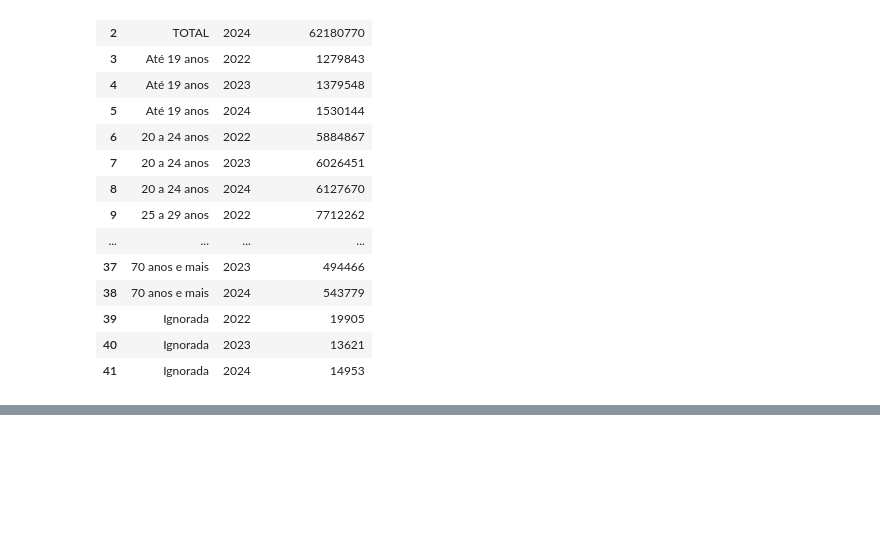
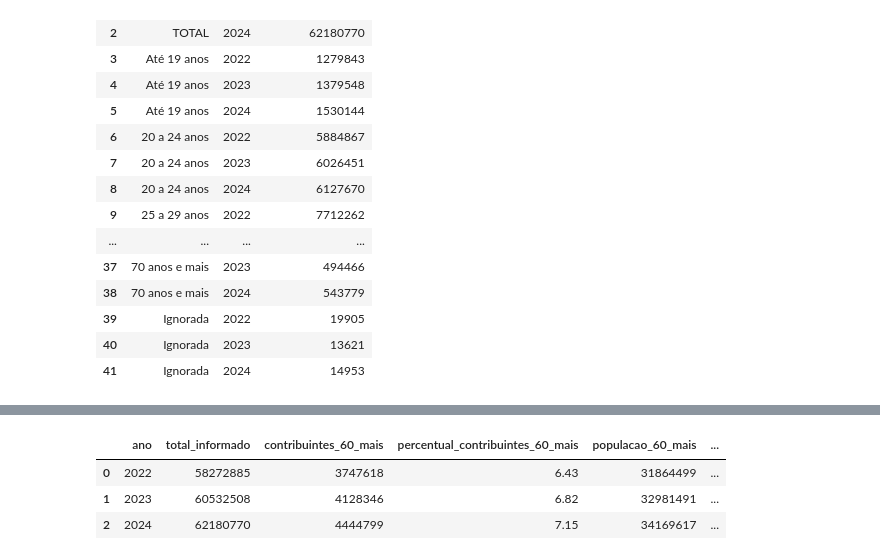
Before and after one commit to Andersonph/Estudo_Dados_Demografico, a Jupyter notebook: Demografia_Previdencia/03_gold.ipynb, the cells around one changed output, grey strips where cells are left out. Saved outputs shown, nothing was run; the diff lists cells and outputs as text; code cells hidden in the pictures; blank space fills up the shorter version.

```diff
--- a/Demografia_Previdencia/03_gold.ipynb
+++ b/Demografia_Previdencia/03_gold.ipynb
@@ -672,0 +1046,35 @@ df_contribuintes_idade[
+# %%
+populacao_60_mais_brasil = (
+    df_demografia_brasil[
+        df_demografia_brasil["ano"].isin([2022, 2023, 2024])
+    ]
+    [
+        ["ano", "populacao_60_mais"]
+    ]
+    .copy()
+)
+
+df_contribuintes_60_populacao = (
+    df_contribuintes_60_mais
+    .merge(
+        populacao_60_mais_brasil,
+        on="ano",
+        how="inner",
+        validate="one_to_one"
+    )
+)
+
+df_contribuintes_60_populacao[
+    "percentual_contribuintes_na_populacao_60_mais"
+] = (
+    df_contribuintes_60_populacao["contribuintes_60_mais"]
+    / df_contribuintes_60_populacao["populacao_60_mais"]
+    * 100
+)
+
+df_contribuintes_60_populacao.round(2)
+# %% [output]
+|  | ano | total_informado | contribuintes_60_mais | percentual_contribuintes_60_mais | populacao_60_mais | ... |
+| 0 | 2022 | 58272885 | 3747618 | 6.43 | 31864499 | ... |
+| 1 | 2023 | 60532508 | 4128346 | 6.82 | 32981491 | ... |
+| 2 | 2024 | 62180770 | 4444799 | 7.15 | 34169617 | ... |
```
Also changed, not shown: parts of 25 cells of this notebook, 6 other files.
